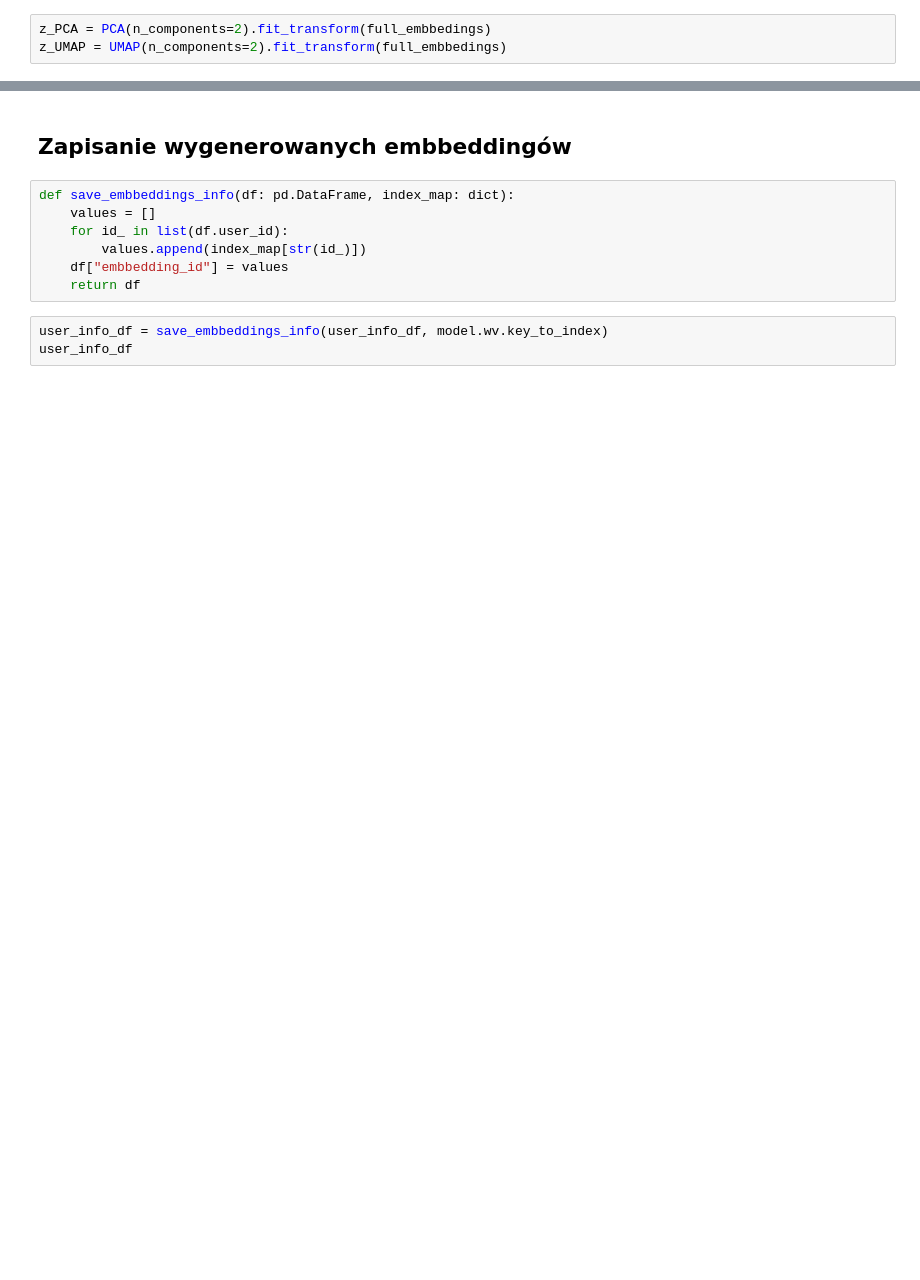
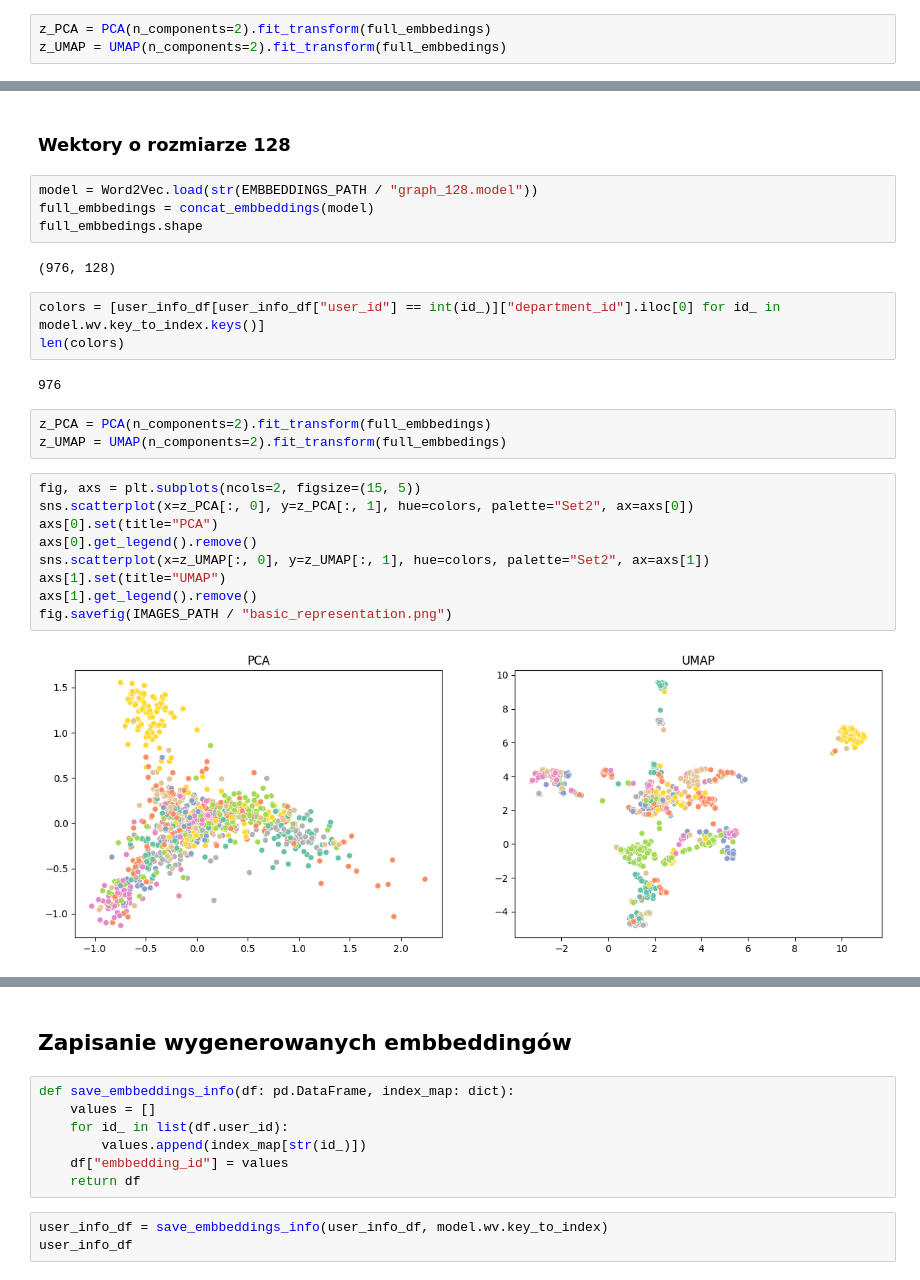
Before and after one commit to kaszycaO/representation-project, a Jupyter notebook: NodeEmbbeddings.ipynb, the cells around one changed output, grey strips where cells are left out. Saved outputs shown, nothing was run; the diff lists cells and outputs as text; blank space fills up the shorter version.

```diff
--- a/NodeEmbbeddings.ipynb
+++ b/NodeEmbbeddings.ipynb
@@ -107,0 +133,27 @@ fig.savefig(IMAGES_PATH / "basic_representation.png")
+# %% [markdown]
+### Wektory o rozmiarze 128
+# %%
+model = Word2Vec.load(str(EMBBEDDINGS_PATH / "graph_128.model"))
+full_embbedings = concat_embbeddings(model)
+full_embbedings.shape
+# %% [output]
+(976, 128)
+# %%
+colors = [user_info_df[user_info_df["user_id"] == int(id_)]["department_id"].iloc[0] for id_ in model.wv.key_to_index.keys()]
+len(colors)
+# %% [output]
+976
+# %%
+z_PCA = PCA(n_components=2).fit_transform(full_embbedings)
+z_UMAP = UMAP(n_components=2).fit_transform(full_embbedings)
+# %%
+fig, axs = plt.subplots(ncols=2, figsize=(15, 5))
+sns.scatterplot(x=z_PCA[:, 0], y=z_PCA[:, 1], hue=colors, palette="Set2", ax=axs[0])
+axs[0].set(title="PCA")
+axs[0].get_legend().remove()
+sns.scatterplot(x=z_UMAP[:, 0], y=z_UMAP[:, 1], hue=colors, palette="Set2", ax=axs[1])
+axs[1].set(title="UMAP")
+axs[1].get_legend().remove()
+fig.savefig(IMAGES_PATH / "basic_representation.png")
+# %% [output]
+[figure, added]
```
Also changed, not shown: parts of 20 cells of this notebook, 27 other files.
